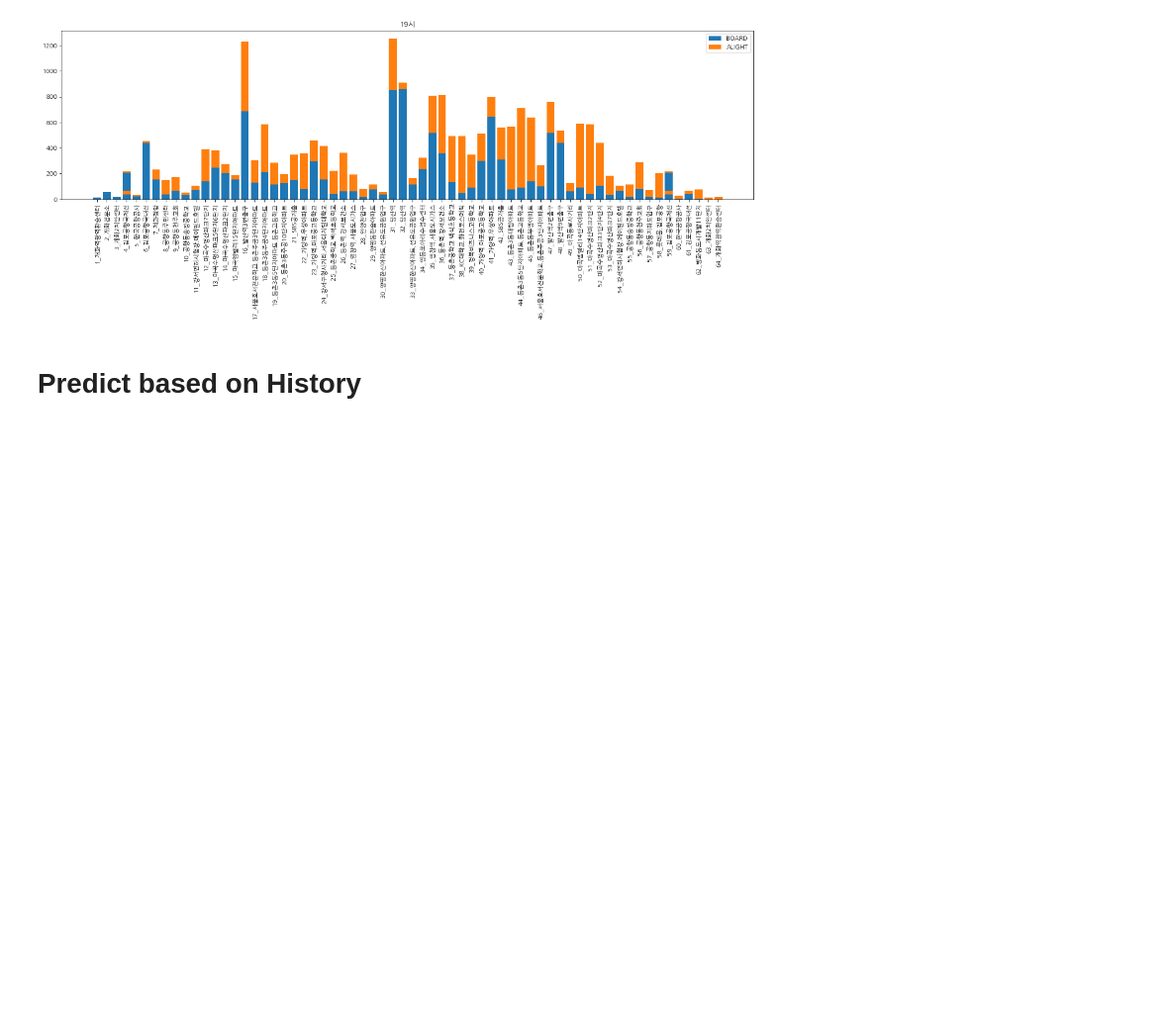
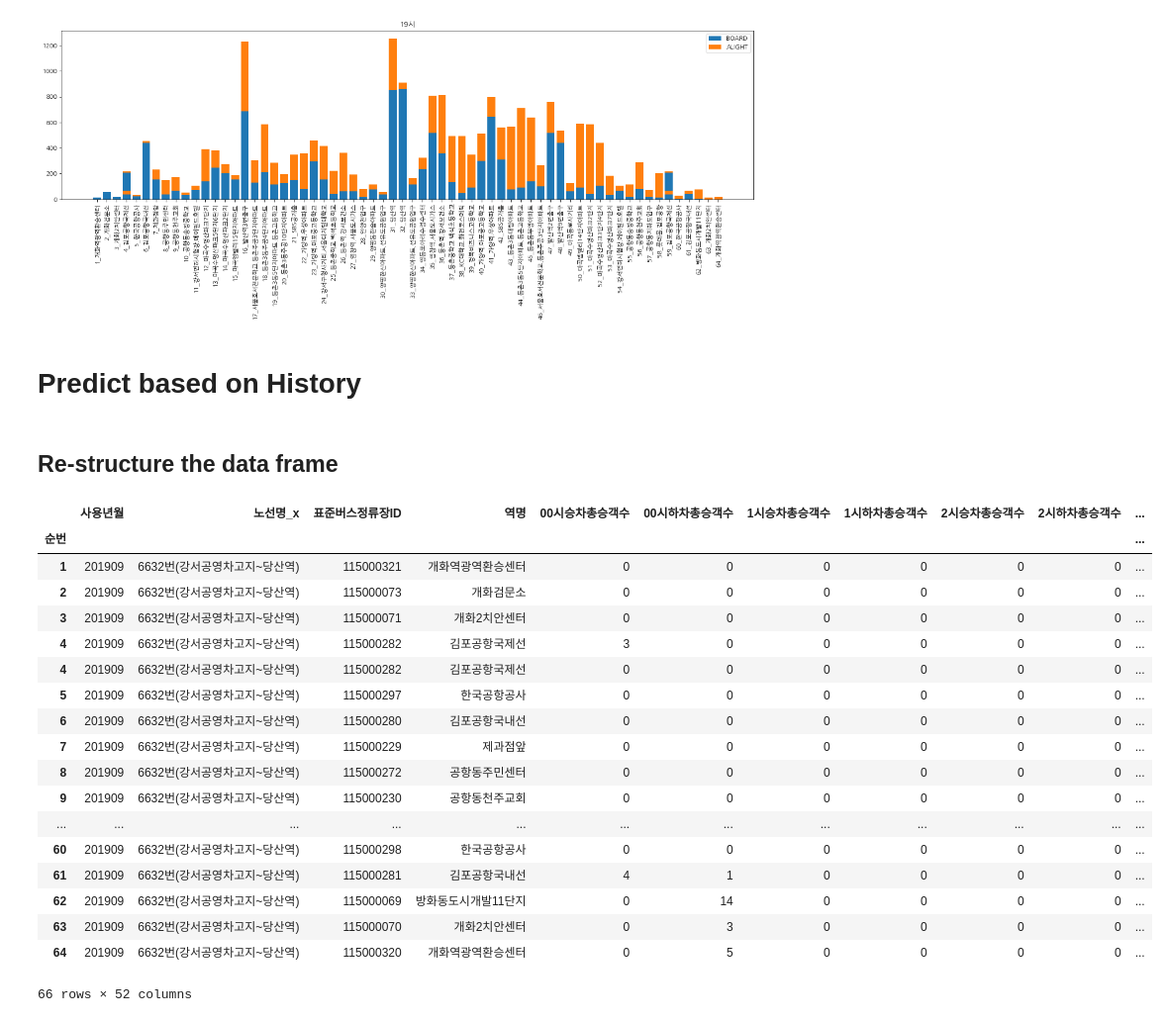
Before and after one commit to degru82/bus_demand, a Jupyter notebook: work_at_home.ipynb, the cells around one changed output. Shown: that part at 99% size. Drawn from its saved outputs; the diff is of its cells as text; code cells hidden in the pictures; blank space fills up the shorter version.

```diff
--- a/work_at_home.ipynb
+++ b/work_at_home.ipynb
@@ -374,3 +374,27 @@ plt.show()
 [figure]
 # %% [markdown]
 # Predict based on History
+# %% [markdown]
+## Re-structure the data frame
+# %%
+df_joined
+# %% [output]
+|  | 사용년월 | 노선명_x | 표준버스정류장ID | 역명 | 00시승차총승객수 | 00시하차총승객수 | 1시승차총승객수 | 1시하차총승객수 | 2시승차총승객수 | 2시하차총승객수 | ... |
+| 순번 |  |  |  |  |  |  |  |  |  |  | ... |
+| 1 | 201909 | 6632번(강서공영차고지~당산역) | 115000321 | 개화역광역환승센터 | 0 | 0 | 0 | 0 | 0 | 0 | ... |
+| 2 | 201909 | 6632번(강서공영차고지~당산역) | 115000073 | 개화검문소 | 0 | 0 | 0 | 0 | 0 | 0 | ... |
+| 3 | 201909 | 6632번(강서공영차고지~당산역) | 115000071 | 개화2치안센터 | 0 | 0 | 0 | 0 | 0 | 0 | ... |
+| 4 | 201909 | 6632번(강서공영차고지~당산역) | 115000282 | 김포공항국제선 | 3 | 0 | 0 | 0 | 0 | 0 | ... |
+| 4 | 201909 | 6632번(강서공영차고지~당산역) | 115000282 | 김포공항국제선 | 0 | 0 | 0 | 0 | 0 | 0 | ... |
+| 5 | 201909 | 6632번(강서공영차고지~당산역) | 115000297 | 한국공항공사 | 0 | 0 | 0 | 0 | 0 | 0 | ... |
+| 6 | 201909 | 6632번(강서공영차고지~당산역) | 115000280 | 김포공항국내선 | 0 | 0 | 0 | 0 | 0 | 0 | ... |
+| 7 | 201909 | 6632번(강서공영차고지~당산역) | 115000229 | 제과점앞 | 0 | 0 | 0 | 0 | 0 | 0 | ... |
+| 8 | 201909 | 6632번(강서공영차고지~당산역) | 115000272 | 공항동주민센터 | 0 | 0 | 0 | 0 | 0 | 0 | ... |
+| 9 | 201909 | 6632번(강서공영차고지~당산역) | 115000230 | 공항동천주교회 | 0 | 0 | 0 | 0 | 0 | 0 | ... |
+| ... | ... | ... | ... | ... | ... | ... | ... | ... | ... | ... | ... |
+| 60 | 201909 | 6632번(강서공영차고지~당산역) | 115000298 | 한국공항공사 | 0 | 0 | 0 | 0 | 0 | 0 | ... |
+| 61 | 201909 | 6632번(강서공영차고지~당산역) | 115000281 | 김포공항국내선 | 4 | 1 | 0 | 0 | 0 | 0 | ... |
+| 62 | 201909 | 6632번(강서공영차고지~당산역) | 115000069 | 방화동도시개발11단지 | 0 | 14 | 0 | 0 | 0 | 0 | ... |
+| 63 | 201909 | 6632번(강서공영차고지~당산역) | 115000070 | 개화2치안센터 | 0 | 3 | 0 | 0 | 0 | 0 | ... |
+| 64 | 201909 | 6632번(강서공영차고지~당산역) | 115000320 | 개화역광역환승센터 | 0 | 5 | 0 | 0 | 0 | 0 | ... |
+66 rows × 52 columns
```
Also changed, not shown: parts of 3 cells of this notebook.
